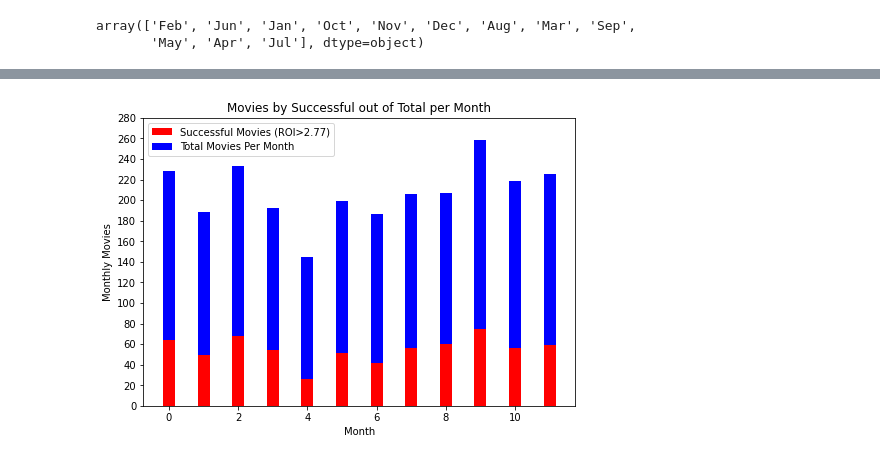
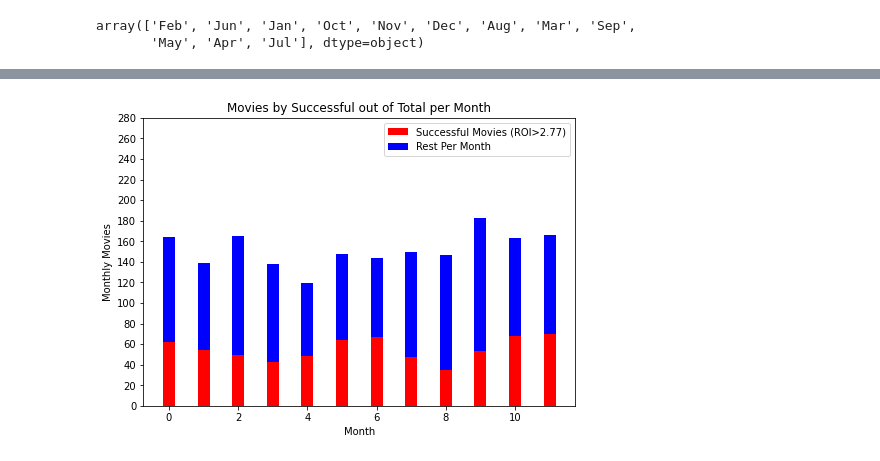
Before and after one commit to cspence001/Boxoffice_Project, a Jupyter notebook: ROI success tests per month.ipynb, the cells around one changed output, grey strips where cells are left out. Drawn from its saved outputs; the diff is of its cells as text; code cells hidden in the pictures.

Commit message:
Updated Stacked Bar Charts

```diff
--- a/ROI success tests per month.ipynb
+++ b/ROI success tests per month.ipynb
@@ -204,41 +212,43 @@ chartdf.plot.bar(x=None, y=1)
 # %%
+#Stacked Bar Chart of Successfull Movies ROI<2.77
+sroi = 2.77
 N = 12
-Successful = (len(jan_sf),
-              len(feb_sf),
-              len(mar_sf),
-              len(apr_sf),
-              len(may_sf),
-              len(jun_sf),
-              len(jul_sf),
-              len(aug_sf),
-              len(sep_sf),
-              len(oct_sf),
-              len(nov_sf),
-              len(dec_sf),)
-Total = (len(jan_df),
-         len(feb_df),
-         len(mar_df),
-         len(apr_df),
-         len(may_df),
-         len(jun_df),
-         len(jul_df),
-         len(aug_df),
-         len(sep_df),
-         len(oct_df),
-         len(nov_df),
-         len(dec_df),)
+Successful = ([len(jan_df.loc[jan_df["ROI"] >= sroi]),
+               len(feb_df.loc[feb_df["ROI"] >= sroi]),
+               len(mar_df.loc[mar_df["ROI"] >= sroi]),
+               len(apr_df.loc[apr_df["ROI"] >= sroi]),
+               len(may_df.loc[may_df["ROI"] >= sroi]),
+               len(jun_df.loc[jun_df["ROI"] >= sroi]),
+               len(jul_df.loc[jul_df["ROI"] >= sroi]),
+               len(aug_df.loc[aug_df["ROI"] >= sroi]),
+               len(sep_df.loc[sep_df["ROI"] >= sroi]),
+               len(oct_df.loc[oct_df["ROI"] >= sroi]),
+               len(nov_df.loc[nov_df["ROI"] >= sroi]),
+               len(dec_df.loc[dec_df["ROI"] >= sroi])])
+Rest =     ([len(jan_df.loc[jan_df["ROI"] <= sroi]),
+               len(feb_df.loc[feb_df["ROI"] <= sroi]),
+               len(mar_df.loc[mar_df["ROI"] <= sroi]),
+               len(apr_df.loc[apr_df["ROI"] <= sroi]),
+               len(may_df.loc[may_df["ROI"] <= sroi]),
+               len(jun_df.loc[jun_df["ROI"] <= sroi]),
+               len(jul_df.loc[jul_df["ROI"] <= sroi]),
+               len(aug_df.loc[aug_df["ROI"] <= sroi]),
+               len(sep_df.loc[sep_df["ROI"] <= sroi]),
+               len(oct_df.loc[oct_df["ROI"] <= sroi]),
+               len(nov_df.loc[nov_df["ROI"] <= sroi]),
+               len(dec_df.loc[dec_df["ROI"] <= sroi])])
 
 ind = np.arange(N) # the x locations for the groups
 width = 0.35
 fig = plt.figure()
 ax = fig.add_axes([0,0,1,1])
 ax.bar(ind, Successful, width, color='r')
-ax.bar(ind, Total, width,bottom=Successful, color='b')
+ax.bar(ind, Rest, width,bottom=Successful, color='b')
 ax.set_ylabel('Monthly Movies')
 ax.set_xlabel('Month')
 ax.set_title('Movies by Successful out of Total per Month')
 ax.set_yticks(np.arange(0, 300, 20))
-ax.legend(labels=['Successful Movies (ROI>2.77)', 'Total Movies Per Month'])
+ax.legend(labels=['Successful Movies (ROI>2.77)', 'Rest Per Month'])
 plt.show()
 # %% [output]
-[figure, old version]
+[figure, new version]
```
Also changed, not shown: parts of 10 cells of this notebook.
